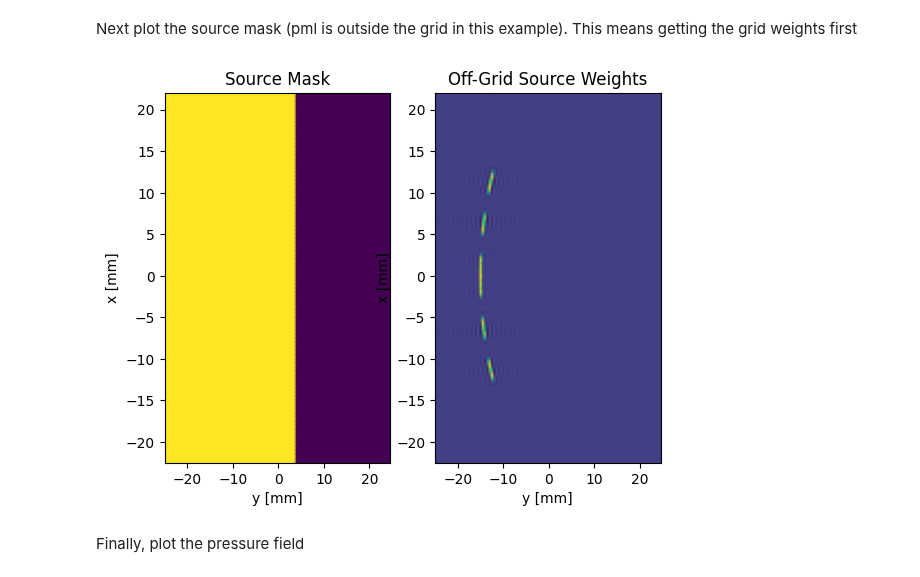
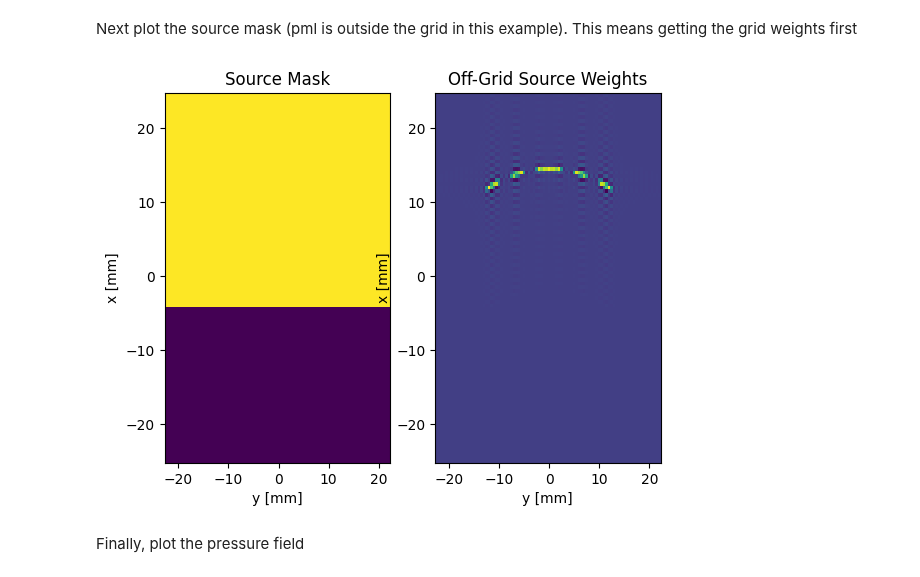
Before and after one commit to waltsims/k-wave-python, a Jupyter notebook: examples/at_focused_annular_array_3D/at_focused_annular_array.3D.ipynb, the cells around one changed output. Cells and saved outputs as stored; diff of their text form; code cells hidden in the pictures.

Commit message:
Created using Colaboratory - flip axes

```diff
--- a/examples/at_focused_annular_array_3D/at_focused_annular_array.3D.ipynb
+++ b/examples/at_focused_annular_array_3D/at_focused_annular_array.3D.ipynb
@@ -212,24 +251,24 @@ Next plot the source mask (pml is outside the grid in this example). This means
 # %%
 # get grid weights
 grid_weights = karray.get_array_grid_weights(kgrid)
 
 fig2, (ax2a, ax2b) = plt.subplots(1, 2)
-ax2a.pcolormesh(1e3 * np.squeeze(kgrid.x_vec),
-                1e3 * np.squeeze(kgrid.y_vec),
-                source.p_mask[:, :, int(np.ceil(Nz / 2))].T,
-                shading='gouraud')
+ax2a.pcolormesh(1e3 * np.squeeze(kgrid.y_vec),
+                1e3 * np.squeeze(kgrid.x_vec),
+                np.flip(source.p_mask[:, :, int(np.ceil(Nz / 2))], axis=0),
+                shading='nearest')
 ax2a.set(xlabel='y [mm]',
          ylabel='x [mm]',
          title='Source Mask')
-ax2b.pcolormesh(1e3 * np.squeeze(kgrid.x_vec),
-                1e3 * np.squeeze(kgrid.y_vec),
-                grid_weights[:, :, int(np.ceil(Nz / 2))].T,
-                shading='gouraud')
+ax2b.pcolormesh(1e3 * np.squeeze(kgrid.y_vec),
+                1e3 * np.squeeze(kgrid.x_vec),
+                np.flip(grid_weights[:, :, int(np.ceil(Nz / 2))], axis=0),
+                shading='nearest')
 ax2b.set_xlabel('y [mm]')
 ax2b.set_ylabel('x [mm]')
 _ = ax2b.set_title('Off-Grid Source Weights')
 # %% [output]
-[figure, old version]
+[figure, new version]
 # %% [markdown]
 Finally, plot the pressure field
 # %%
```
Also changed, not shown: parts of 3 cells of this notebook.
